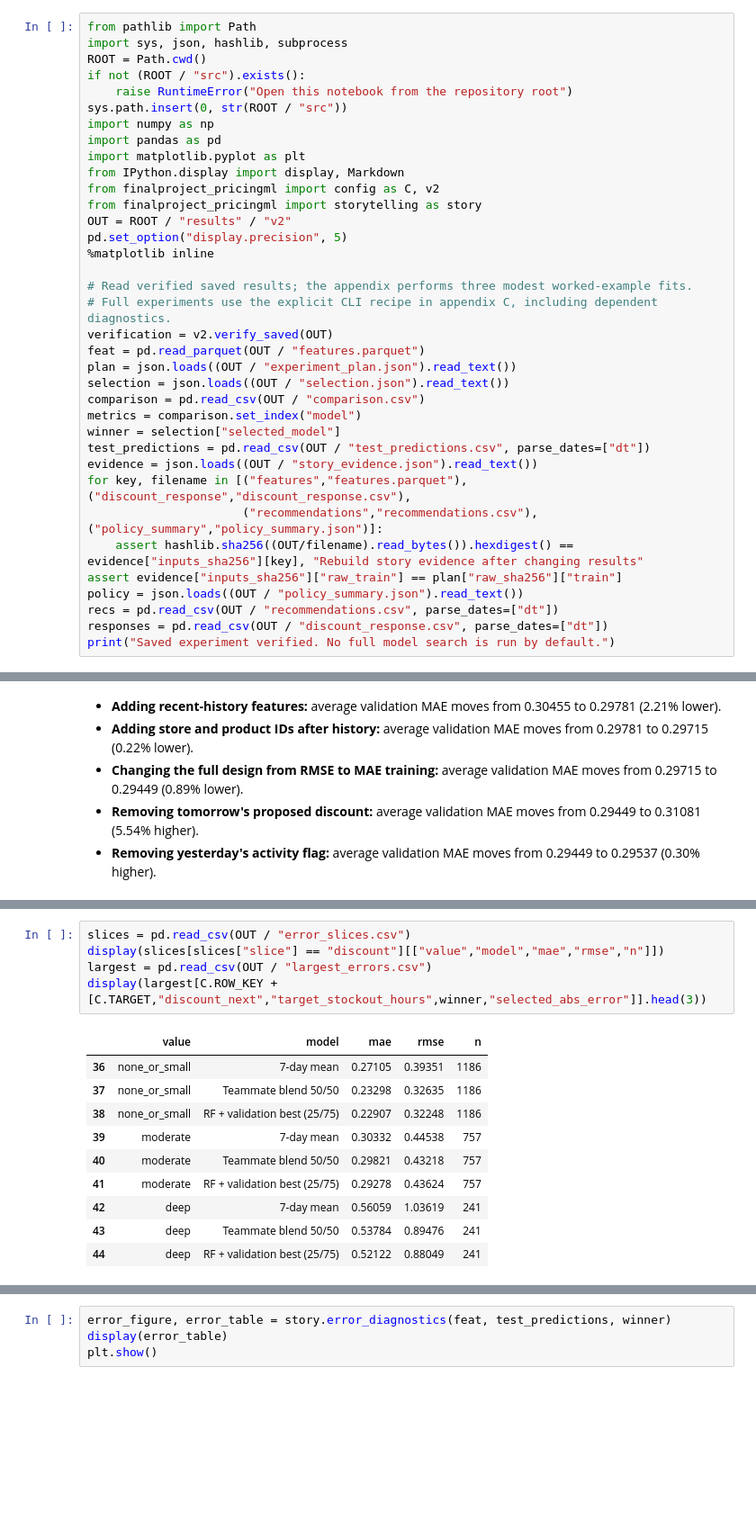
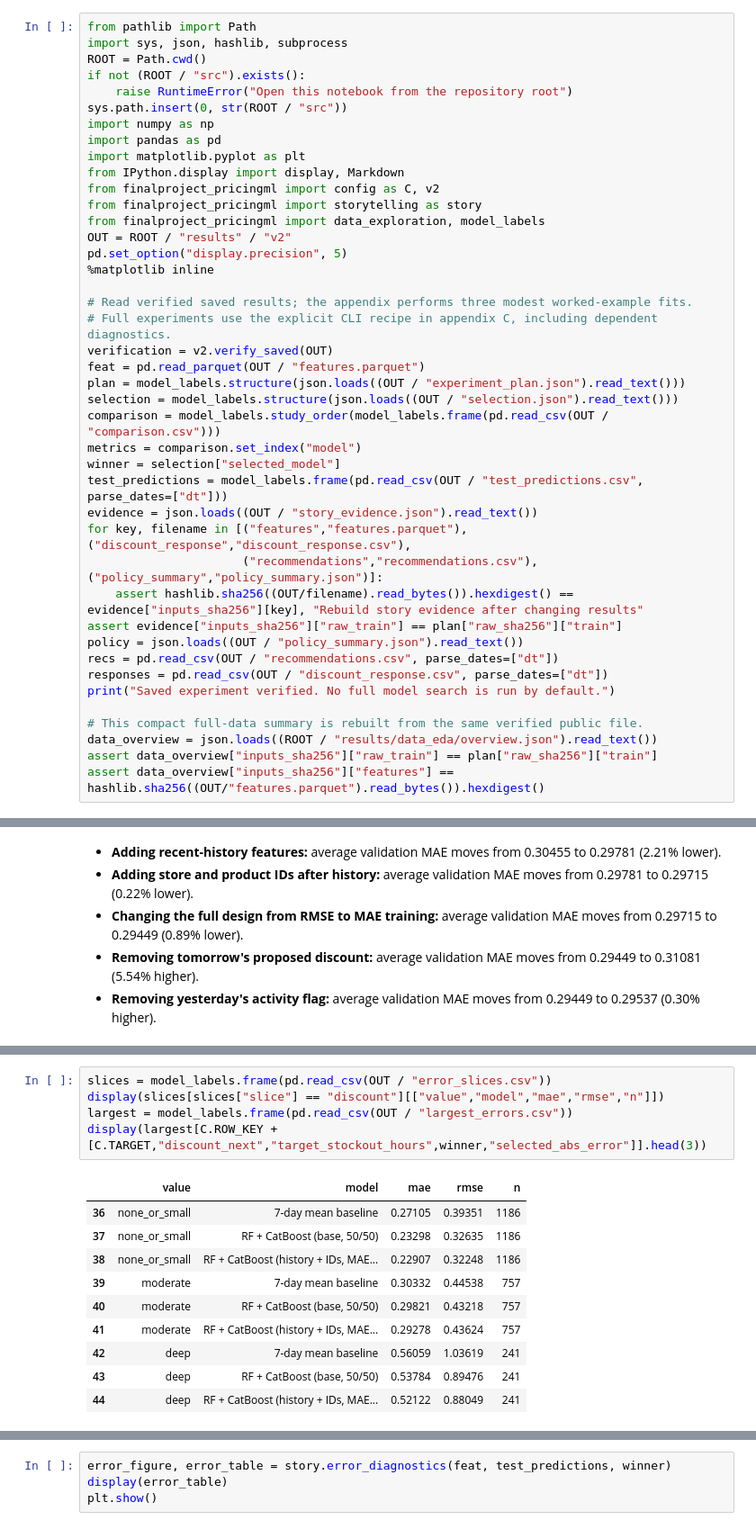
Before and after one commit to Lisayinyy/MAIB_7002, a Jupyter notebook: 02_lisa_pipeline.ipynb, the cells around one changed output, grey strips where cells are left out. Shown at 90% size. Drawn from its saved outputs; the diff is of its cells as text; blank space fills up the shorter version.

```diff
--- a/02_lisa_pipeline.ipynb
+++ b/02_lisa_pipeline.ipynb
@@ -110,6 +53,7 @@ import matplotlib.pyplot as plt
 from IPython.display import display, Markdown
 from finalproject_pricingml import config as C, v2
 from finalproject_pricingml import storytelling as story
+from finalproject_pricingml import data_exploration, model_labels
 OUT = ROOT / "results" / "v2"
 pd.set_option("display.precision", 5)
 %matplotlib inline
@@ -118,12 +62,12 @@ pd.set_option("display.precision", 5)
 # Full experiments use the explicit CLI recipe in appendix C, including dependent diagnostics.
 verification = v2.verify_saved(OUT)
 feat = pd.read_parquet(OUT / "features.parquet")
-plan = json.loads((OUT / "experiment_plan.json").read_text())
-selection = json.loads((OUT / "selection.json").read_text())
-comparison = pd.read_csv(OUT / "comparison.csv")
+plan = model_labels.structure(json.loads((OUT / "experiment_plan.json").read_text()))
+selection = model_labels.structure(json.loads((OUT / "selection.json").read_text()))
+comparison = model_labels.study_order(model_labels.frame(pd.read_csv(OUT / "comparison.csv")))
 metrics = comparison.set_index("model")
 winner = selection["selected_model"]
-test_predictions = pd.read_csv(OUT / "test_predictions.csv", parse_dates=["dt"])
+test_predictions = model_labels.frame(pd.read_csv(OUT / "test_predictions.csv", parse_dates=["dt"]))
 evidence = json.loads((OUT / "story_evidence.json").read_text())
 for key, filename in [("features","features.parquet"), ("discount_response","discount_response.csv"),
                       ("recommendations","recommendations.csv"), ("policy_summary","policy_summary.json")]:
@@ -133,5 +77,10 @@ policy = json.loads((OUT / "policy_summary.json").read_text())
 recs = pd.read_csv(OUT / "recommendations.csv", parse_dates=["dt"])
 responses = pd.read_csv(OUT / "discount_response.csv", parse_dates=["dt"])
 print("Saved experiment verified. No full model search is run by default.")
+
+# This compact full-data summary is rebuilt from the same verified public file.
+data_overview = json.loads((ROOT / "results/data_eda/overview.json").read_text())
+assert data_overview["inputs_sha256"]["raw_train"] == plan["raw_sha256"]["train"]
+assert data_overview["inputs_sha256"]["features"] == hashlib.sha256((OUT/"features.parquet").read_bytes()).hexdigest()
 # %% [output]
 Saved experiment verified. No full model search is run by default.
@@ -767,19 +717,19 @@ never given to the model before its forecast.
 # %%
-slices = pd.read_csv(OUT / "error_slices.csv")
+slices = model_labels.frame(pd.read_csv(OUT / "error_slices.csv"))
 display(slices[slices["slice"] == "discount"][["value","model","mae","rmse","n"]])
-largest = pd.read_csv(OUT / "largest_errors.csv")
+largest = model_labels.frame(pd.read_csv(OUT / "largest_errors.csv"))
 display(largest[C.ROW_KEY + [C.TARGET,"discount_next","target_stockout_hours",winner,"selected_abs_error"]].head(3))
 # %% [output]
 |  | value | model | mae | rmse | n |
-| 36 | none_or_small | 7-day mean | 0.27105 | 0.39351 | 1186 |
-| 37 | none_or_small | Teammate blend 50/50 | 0.23298 | 0.32635 | 1186 |
-| 38 | none_or_small | RF + validation best (25/75) | 0.22907 | 0.32248 | 1186 |
-| 39 | moderate | 7-day mean | 0.30332 | 0.44538 | 757 |
-| 40 | moderate | Teammate blend 50/50 | 0.29821 | 0.43218 | 757 |
-| 41 | moderate | RF + validation best (25/75) | 0.29278 | 0.43624 | 757 |
-| 42 | deep | 7-day mean | 0.56059 | 1.03619 | 241 |
-| 43 | deep | Teammate blend 50/50 | 0.53784 | 0.89476 | 241 |
-| 44 | deep | RF + validation best (25/75) | 0.52122 | 0.88049 | 241 |
+| 36 | none_or_small | 7-day mean baseline | 0.27105 | 0.39351 | 1186 |
+| 37 | none_or_small | RF + CatBoost (base, 50/50) | 0.23298 | 0.32635 | 1186 |
+| 38 | none_or_small | RF + CatBoost (history + IDs, MAE... | 0.22907 | 0.32248 | 1186 |
+| 39 | moderate | 7-day mean baseline | 0.30332 | 0.44538 | 757 |
+| 40 | moderate | RF + CatBoost (base, 50/50) | 0.29821 | 0.43218 | 757 |
+| 41 | moderate | RF + CatBoost (history + IDs, MAE... | 0.29278 | 0.43624 | 757 |
+| 42 | deep | 7-day mean baseline | 0.56059 | 1.03619 | 241 |
+| 43 | deep | RF + CatBoost (base, 50/50) | 0.53784 | 0.89476 | 241 |
+| 44 | deep | RF + CatBoost (history + IDs, MAE... | 0.52122 | 0.88049 | 241 |
 |  | store_id | product_id | dt | target_sales | discount_next | target_stockout_hours | ... |
 | 0 | 343 | 38 | 2024-06-29 | 10.3 | 0.505 | 9 | ... |
 | 1 | 343 | 122 | 2024-06-30 | 10.6 | 0.633 | 0 | ... |
```
Also changed, not shown: parts of 134 cells of this notebook, 18 other files.
